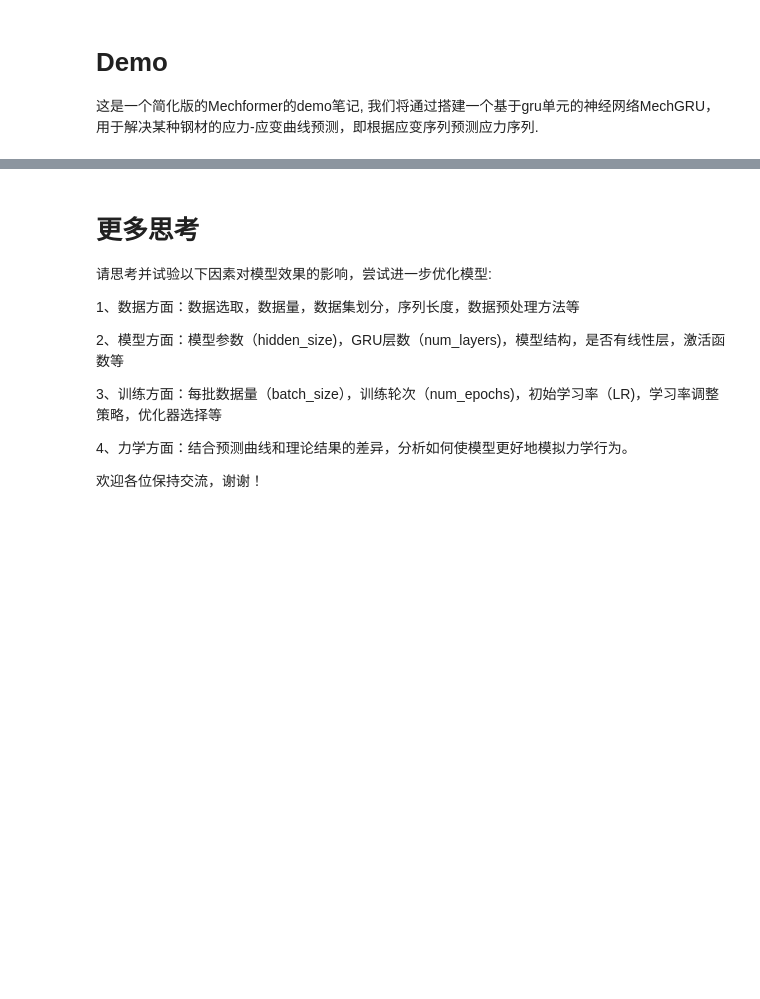
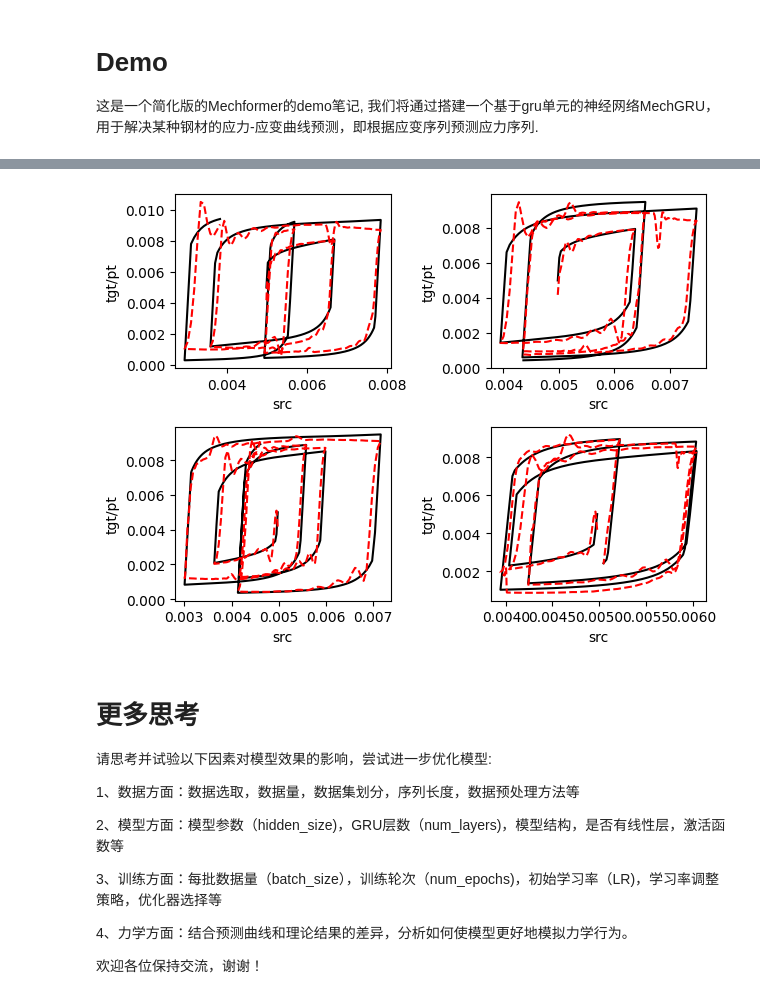
Before and after one commit to qizq1997/tsinghuaTutorials, a Jupyter notebook: rnn/demo_mechgru.ipynb, the cells around one changed output, grey strips where cells are left out. Drawn from its saved outputs; the diff is of its cells as text; code cells hidden in the pictures; blank space fills up the shorter version.

```diff
--- a/rnn/demo_mechgru.ipynb
+++ b/rnn/demo_mechgru.ipynb
@@ -197,31 +288,40 @@ def train(model, data_loader, optimizer, lr_scheduler, num_epochs, criterion, nu
     return train_loss
 # %%
 # 模型参数
-HIDDEN_SIZE = ?
-NUM_LAYERS = ?
-DROP_OUT = 0.0
+HIDDEN_SIZE = 64  # 可以根据需要调整
+NUM_LAYERS = 2    # 可以根据需要调整
+DROP_OUT = 0.1    # 选择0.0、0.1或其他值
 
 # 模型的保存路径
 SAVE_NAME = 'mechgru_params.pt'
 
-# 初始化训练参数，可以根据训练效果调整
-NUM_EPOCHS = ?                # 迭代次数，建议100次以上
+# 初始化训练参数
+NUM_EPOCHS = 100              # 迭代次数
 TOTAL_STEPS = TRAIN_SIZE // TRAIN_BATCH_SIZE * NUM_EPOCHS
 STEP_SIZE = TOTAL_STEPS // 4
-LR = ?                        # 初始学习率，建议0.0001~0.001
+LR = 0.001                    # 初始学习率
 
 # 初始化model和optimizer
 # 选择MSELoss作为criterion(其他度量也可)
 # 选择nn.Tanh()作为激活函数
 # 选择lr_scheduler.StepLR作为lr_scheduler，设置step_size=STEP_SIZE
 ##### your code here #####
-activation = ?
-model = ?
+activation = nn.Tanh()  # 选择nn.Tanh()作为激活函数
+# 初始化模型
+model = gruMechformer(
+    src_size=1,
+    hidden_size=HIDDEN_SIZE,
+    tgt_size=1,
+    num_layers=NUM_LAYERS,
+    dropout=DROP_OUT,
+    activation=activation
+)
 ##### 如果有gpu，注意放到gpu上进行计算 #####
 model.to(device)
-optimizer = ?
-criterion = ?
-lr_scheduler = ?
+import torch.optim as optim
+optimizer = optim.Adam(model.parameters(), lr=LR)
+criterion = nn.MSELoss()
+lr_scheduler = optim.lr_scheduler.StepLR(optimizer, step_size=STEP_SIZE, gamma=0.1)
 
 # 输出
 NUM_LOG = TOTAL_STEPS // 20
@@ -260,6 +394,12 @@ def test(model, data_loader, criterion):
     for batch_idx, (src, tgt) in enumerate(data_loader):
         ##### your code here #####
         ##### you need to calculate loss and prediction #####
+        src,tgt = src.to(device), tgt.to(device)
+
+        prediction = model(src)
+        loss = criterion(prediction, tgt)
+        eval_loss.append(loss.item())
+        results.append((src,tgt,prediction))
 
         # 输出当前评估结果
         print(f'[Batch idx: {batch_idx + 1}] eval loss: {loss.item():.4f}' )
@@ -269,4 +409,4 @@ def test(model, data_loader, criterion):
 # 加载训练的模型进行评估
 saved_dict = torch.load(SAVE_NAME)
 model.load_state_dict(saved_dict)
-eval_loss, results = ?
+eval_loss, results = test(model, test_loader, criterion)
@@ -273,28 +418,30 @@ eval_loss, results = ?
 # %%
 # 随机绘制一部分结果：
 select = random.sample(results, 4)
 for i in range(4):
     plt.subplot(2,2,i+1)
 
     # 还原为初始数据分布
     src, tgt, pt = select[i]
-    src = ?
-    tgt = ?
-    pt = ?
+    src = data_postprocess(src, src_ref)
+    tgt = data_postprocess(tgt, src_ref)
+    pt =data_postprocess(pt, src_ref)
 
     # 转化成numpy的array方便绘图
     src = src[0, :, 0].cpu().numpy()
     tgt = tgt[0, :, 0].cpu().numpy()
     pt = pt[0, :, 0].detach().cpu().numpy()
 
     # 理论曲线用黑色实线表示
     plt.plot(src, tgt, color='black', linestyle='solid', label='target')
     # 预测曲线用红色虚线表示
     plt.plot(src, pt, color='red', linestyle='dashed', label='prediction')
     plt.xlabel('src')
     plt.ylabel('tgt/pt')
 plt.tight_layout()
 plt.show()
+# %% [output]
+[figure, added]
 # %% [markdown]
 # 更多思考
 请思考并试验以下因素对模型效果的影响，尝试进一步优化模型:
```
Also changed, not shown: parts of 8 cells of this notebook.
